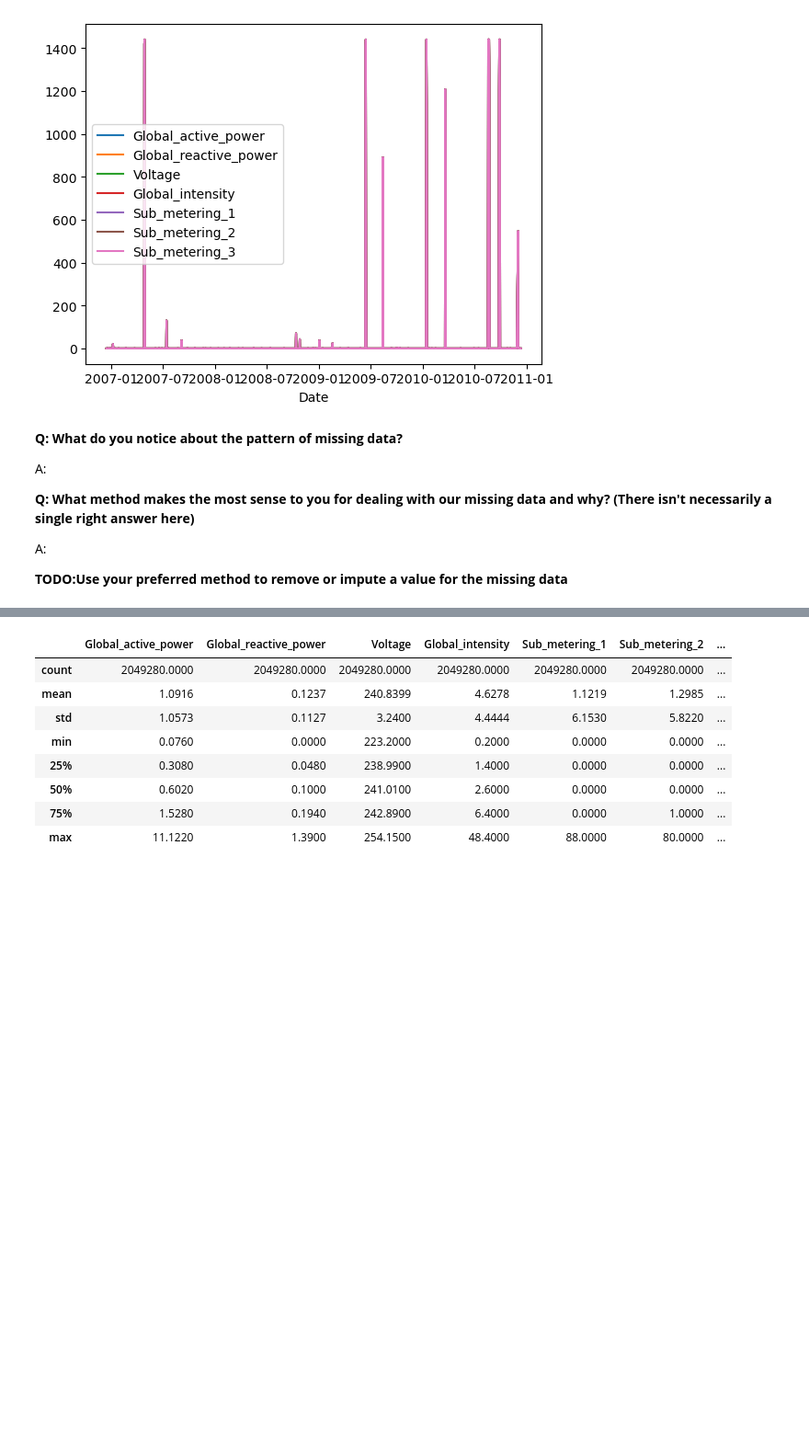
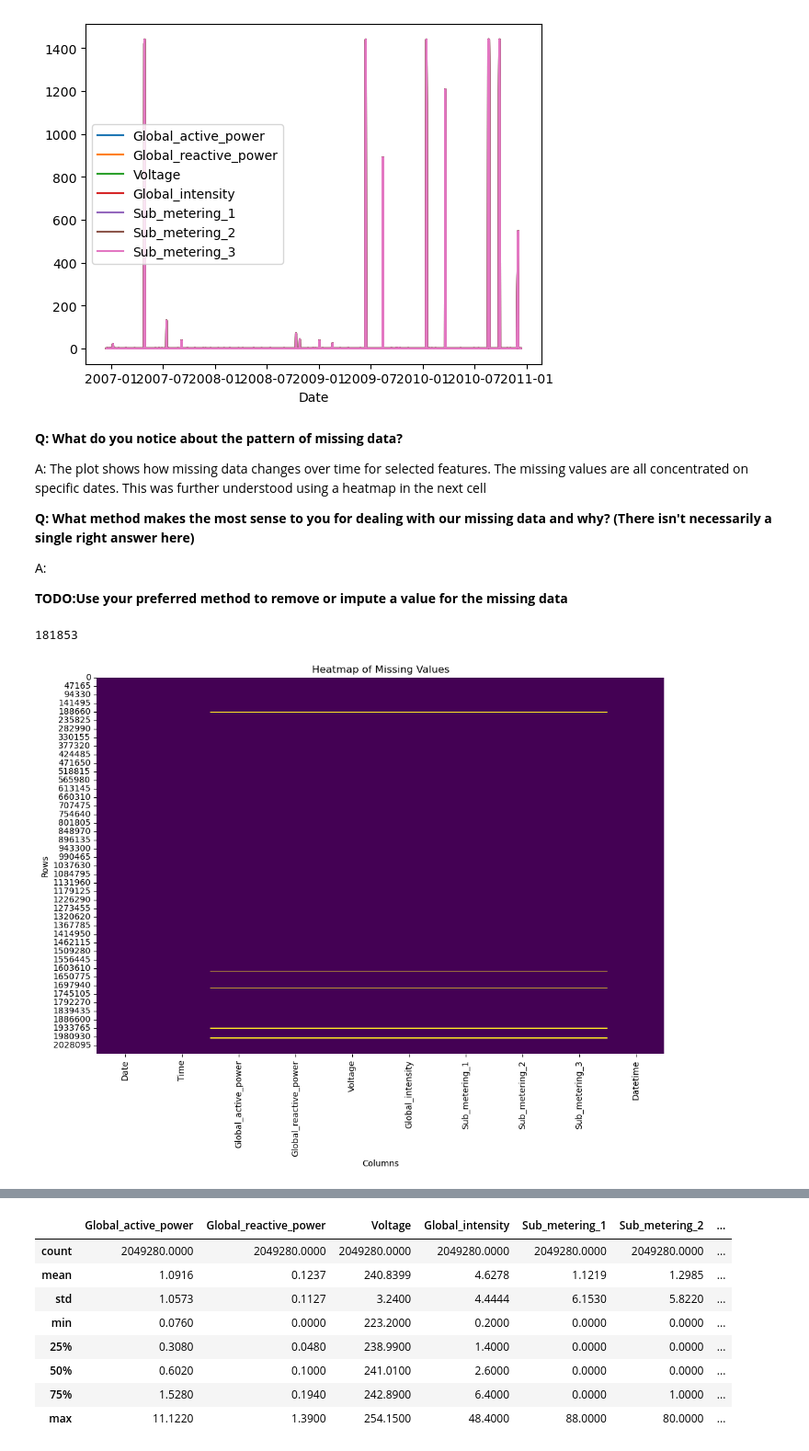
Before and after one commit to webJdi/aai-iot-assignment_2.1, a Jupyter notebook: Cleaning & EDA Assignment .ipynb, the cells around one changed output, grey strips where cells are left out. Shown at 92% size. Cells and saved outputs as stored; diff of their text form; code cells hidden in the pictures; blank space fills up the shorter version.

```diff
--- a/Cleaning & EDA Assignment .ipynb
+++ b/Cleaning & EDA Assignment .ipynb
@@ -145,7 +147,7 @@ df_na.plot(x='Date', y=df_na.columns[2:-1])
 # %% [markdown]
 **Q: What do you notice about the pattern of missing data?**
 
-A:
+A: The plot shows how missing data changes over time for selected features. The missing values are all concentrated on specific dates. This was further understood using a heatmap in the next cell
 
 **Q: What method makes the most sense to you for dealing with our missing data and why? (There isn't necessarily a single right answer here)**
 
@@ -154,3 +156,16 @@ A:
 **TODO:Use your preferred method to remove or impute a value for the missing data**
 # %%
 #clean up missing data here
+# %%
+df.isna().sum().sum()
+# %% [output]
+181853
+# %%
+plt.figure(figsize=(12, 8))
+sn.heatmap(df.isna(), cmap='viridis', cbar=False)
+plt.title('Heatmap of Missing Values')
+plt.xlabel('Columns')
+plt.ylabel('Rows')
+plt.show()
+# %% [output]
+[figure, added]
```
Also changed, not shown: parts of 2 cells of this notebook.
